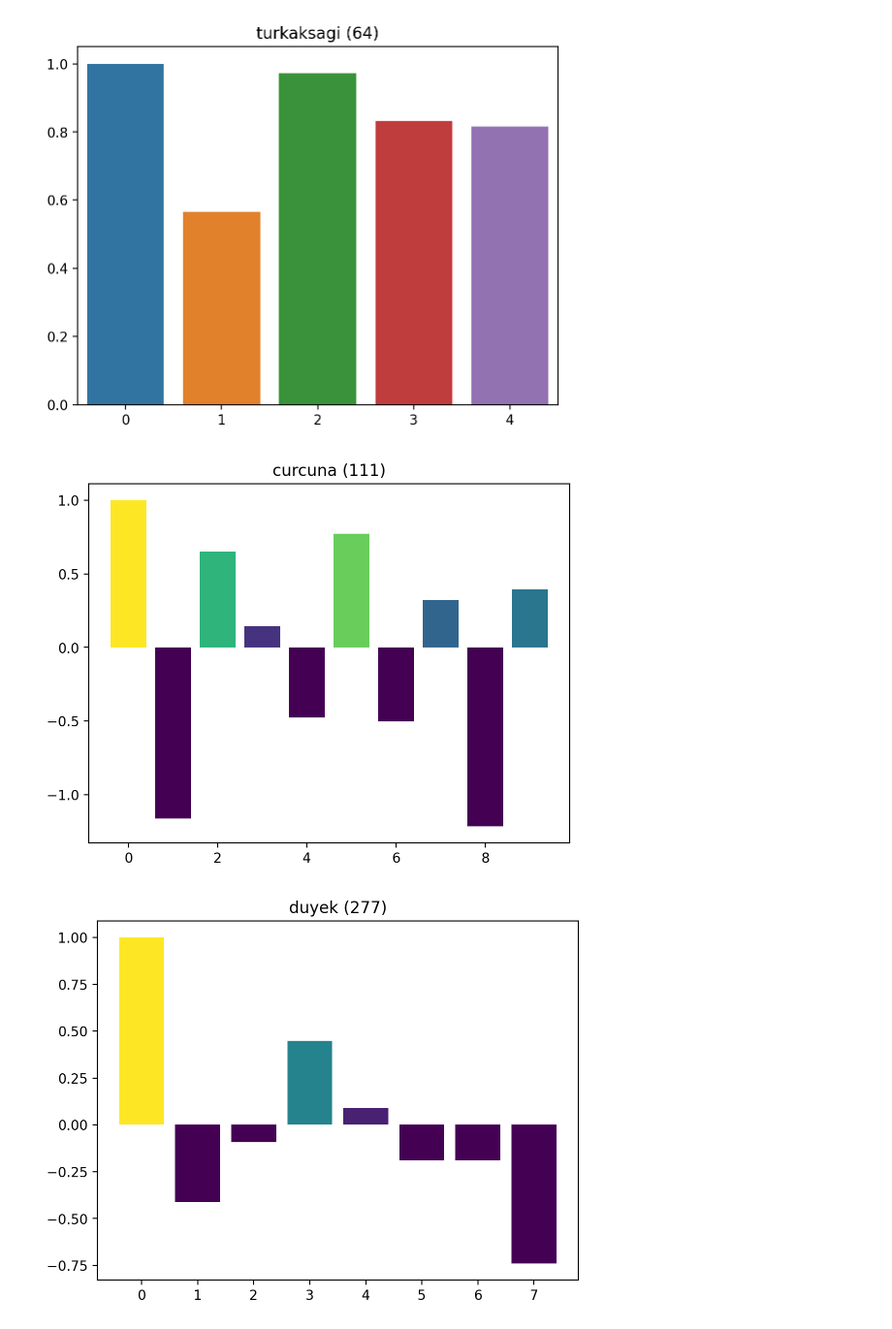
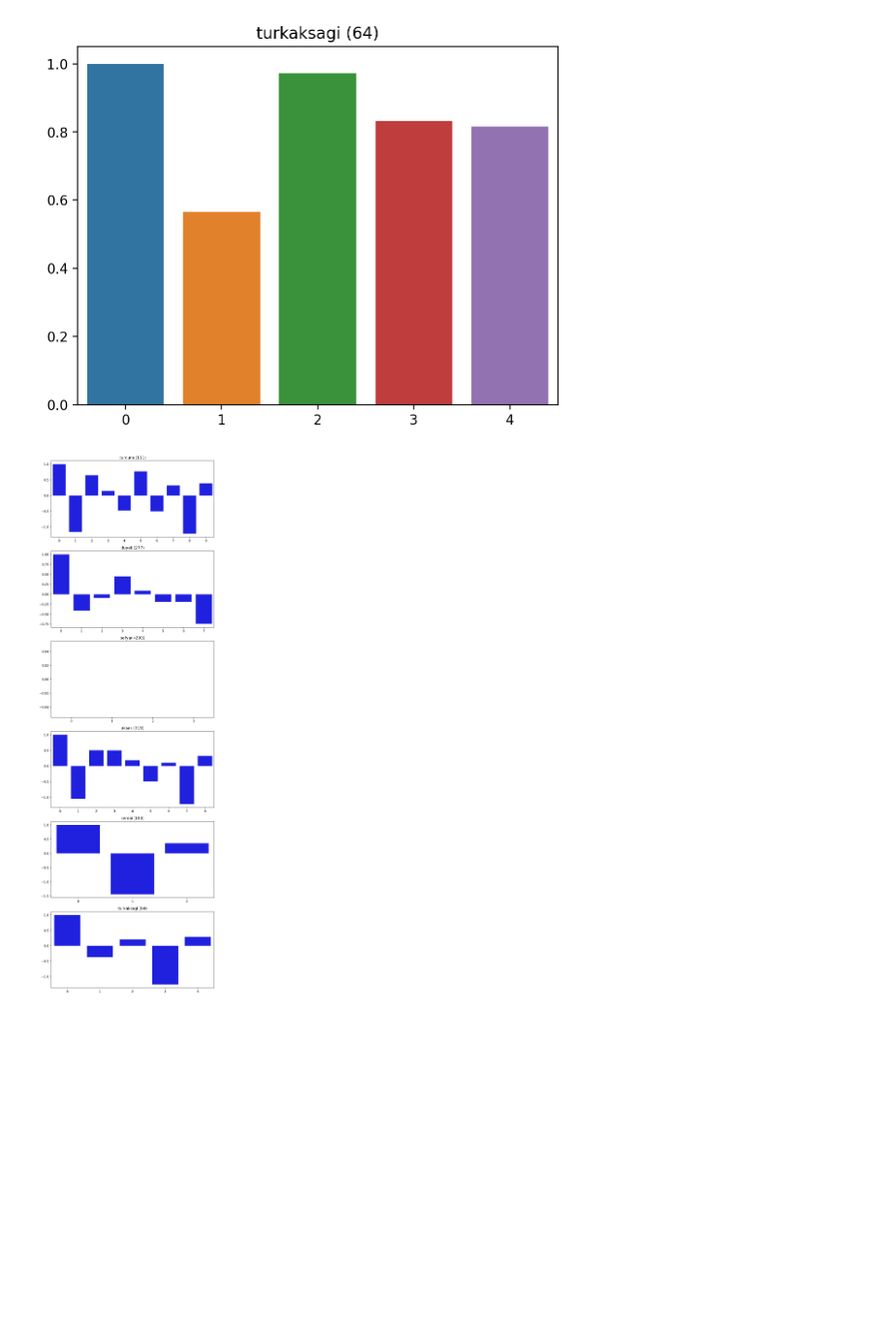
Before and after one commit to alexvilanovab/makam-amplab, a Jupyter notebook: alex.ipynb, the cells around one changed output. Shown at 97% size. Cells and saved outputs as stored; diff of their text form; code cells hidden in the pictures; blank space fills up the shorter version.

Commit message:
blue plot with subplots added

```diff
--- a/alex.ipynb
+++ b/alex.ipynb
@@ -418,37 +418,41 @@ for usul, beat_data_diff in beat_data_diff_overview.items():
 # %%
 for usul, beat_data_diff in beat_data_diff_overview.items():
     measure_length = beat_data_diff['measure_length']
     full_beat_data_diff = []
     full_beat_data_diff_seg = []
     full_beat_data_diff_seg_sum = []
     full_beat_data_diff_seg_sum_norm = []
 
     for full_beat_data in beat_data_diff['full_beat_data']:
 
         difference_list = [0] + list((np.diff(full_beat_data)))
         full_beat_data_diff.append(difference_list)
 
         dseg_list = splice_list(difference_list, measure_length)
         full_beat_data_diff_seg.append(dseg_list)
 
         dseg_sum = sum_lists(dseg_list)
         full_beat_data_diff_seg_sum.append(dseg_sum)
 
         seg_sum_norm = list(np.array(dseg_sum) / max(dseg_sum))
         full_beat_data_diff_seg_sum_norm.append(seg_sum_norm)
 
     sum_norms = sum_lists(full_beat_data_diff_seg_sum_norm)
     beat_data_diff_overview[usul]['diff_norm'] = list(np.array(sum_norms) / max(sum_norms))
 
-for usul, beat_data_diff in beat_data_diff_overview.items():
+fig, axs = plt.subplots(6, 1, figsize=(8, 24))  # 6 rows, 1 column for 6 subplots
+
+for i, (usul, beat_data_diff) in enumerate(beat_data_diff_overview.items()):
     beat_count = len(beat_data_diff['full_beat_data'])
-
     mean_diff = beat_data_diff['diff_norm']
     n = len(mean_diff)
-    # plot in an interesting color, getting more lighter as the mean difference increases
-    plt.bar(np.arange(n), mean_diff, color=plt.cm.viridis(np.array(mean_diff) / max(mean_diff)))
-    plt.title(f'{usul} ({beat_count})')
-    plt.show()
+
+    # Plot using Seaborn barplot.
+    # plot a color palette based on the y-axis value
+    sns.barplot(x=np.arange(n), y=mean_diff, ax=axs[i], color='blue')
+    axs[i].set_title(f'{usul} ({beat_count})')
+
+plt.tight_layout()
+plt.show()
 # %% [output]
-[figure, old version]
+[figure, new version]
-[figure, removed]
```
Also changed, not shown: parts of 1 cell of this notebook.
